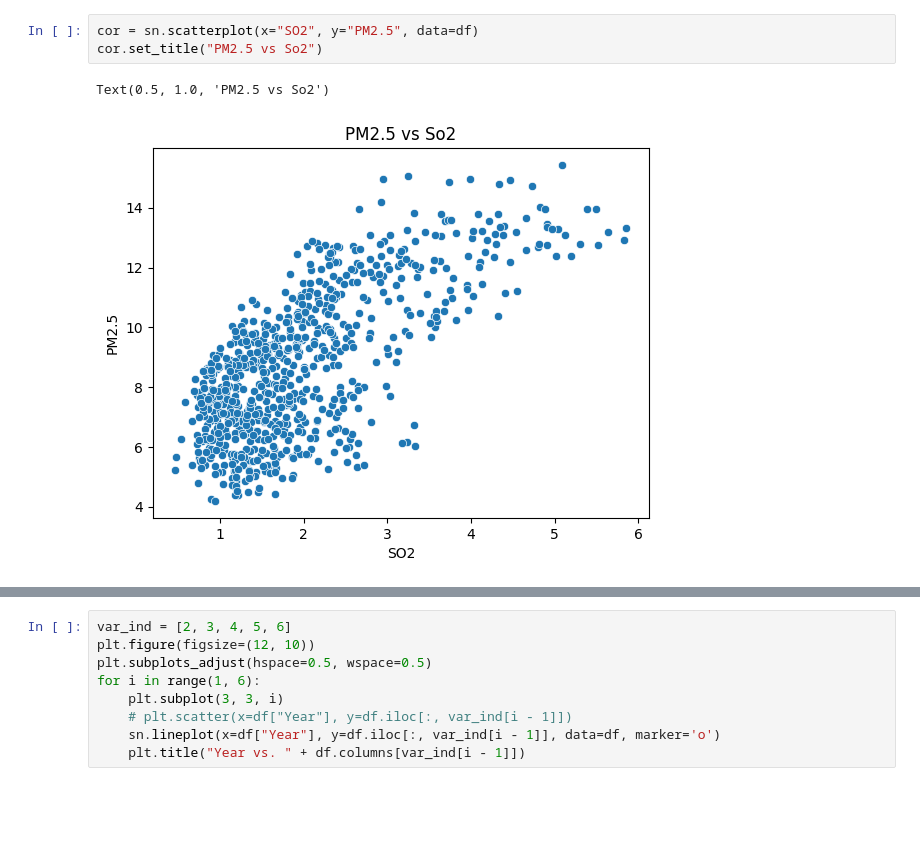
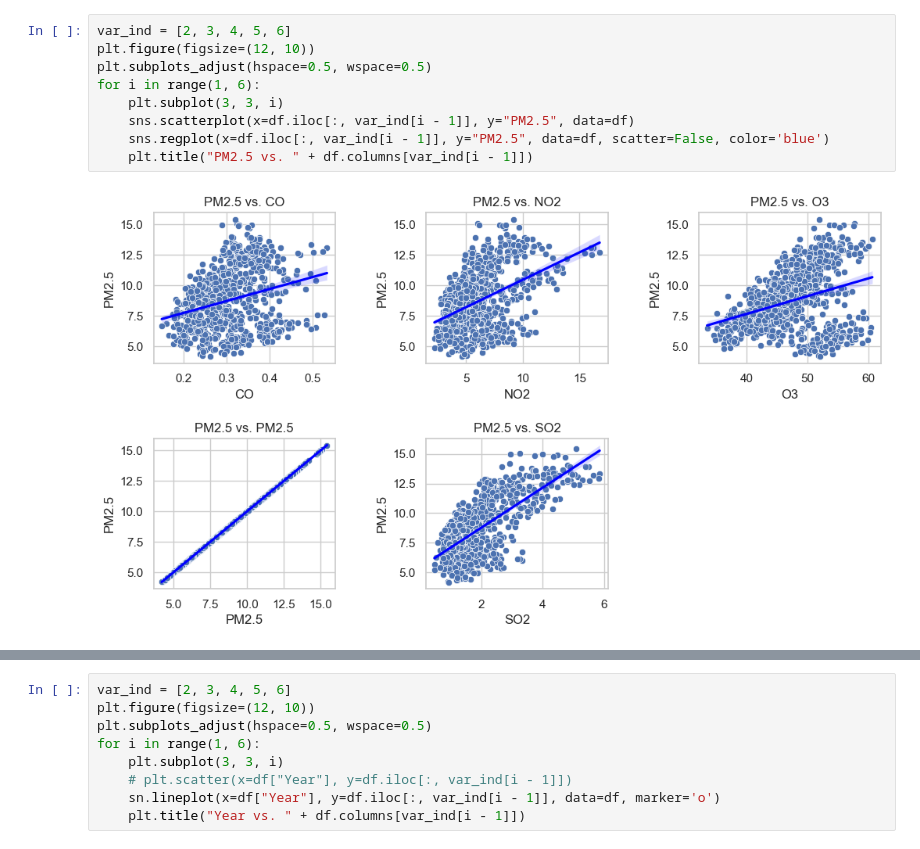
Before and after one commit to 5UMUK/ProjectAQI, a Jupyter notebook: Analysis_and_Model/Data_Analysis.ipynb, the cells around one changed output, grey strips where cells are left out. Saved outputs shown, nothing was run; the diff lists cells and outputs as text; blank space fills up the shorter version.

```diff
--- a/Analysis_and_Model/Data_Analysis.ipynb
+++ b/Analysis_and_Model/Data_Analysis.ipynb
@@ -41,9 +24,14 @@ Text(0.5, 1.0, 'PM2.5 vs o3')
-# %%
-cor = sn.scatterplot(x="SO2", y="PM2.5", data=df)
-cor.set_title("PM2.5 vs So2")
-# %% [output]
-Text(0.5, 1.0, 'PM2.5 vs So2')
-[figure, removed]
+# %%
+var_ind = [2, 3, 4, 5, 6]
+plt.figure(figsize=(12, 10))
+plt.subplots_adjust(hspace=0.5, wspace=0.5)
+for i in range(1, 6):
+    plt.subplot(3, 3, i)
+    sns.scatterplot(x=df.iloc[:, var_ind[i - 1]], y="PM2.5", data=df)
+    sns.regplot(x=df.iloc[:, var_ind[i - 1]], y="PM2.5", data=df, scatter=False, color='blue')
+    plt.title("PM2.5 vs. " + df.columns[var_ind[i - 1]])
+# %% [output]
+[figure, added]
 # %%
 # Create a pairplot
 sn.pairplot(df[["Year", "PM2.5", "CO", "NO2", "O3", "SO2"]])
```
Also changed, not shown: parts of 9 cells of this notebook.
